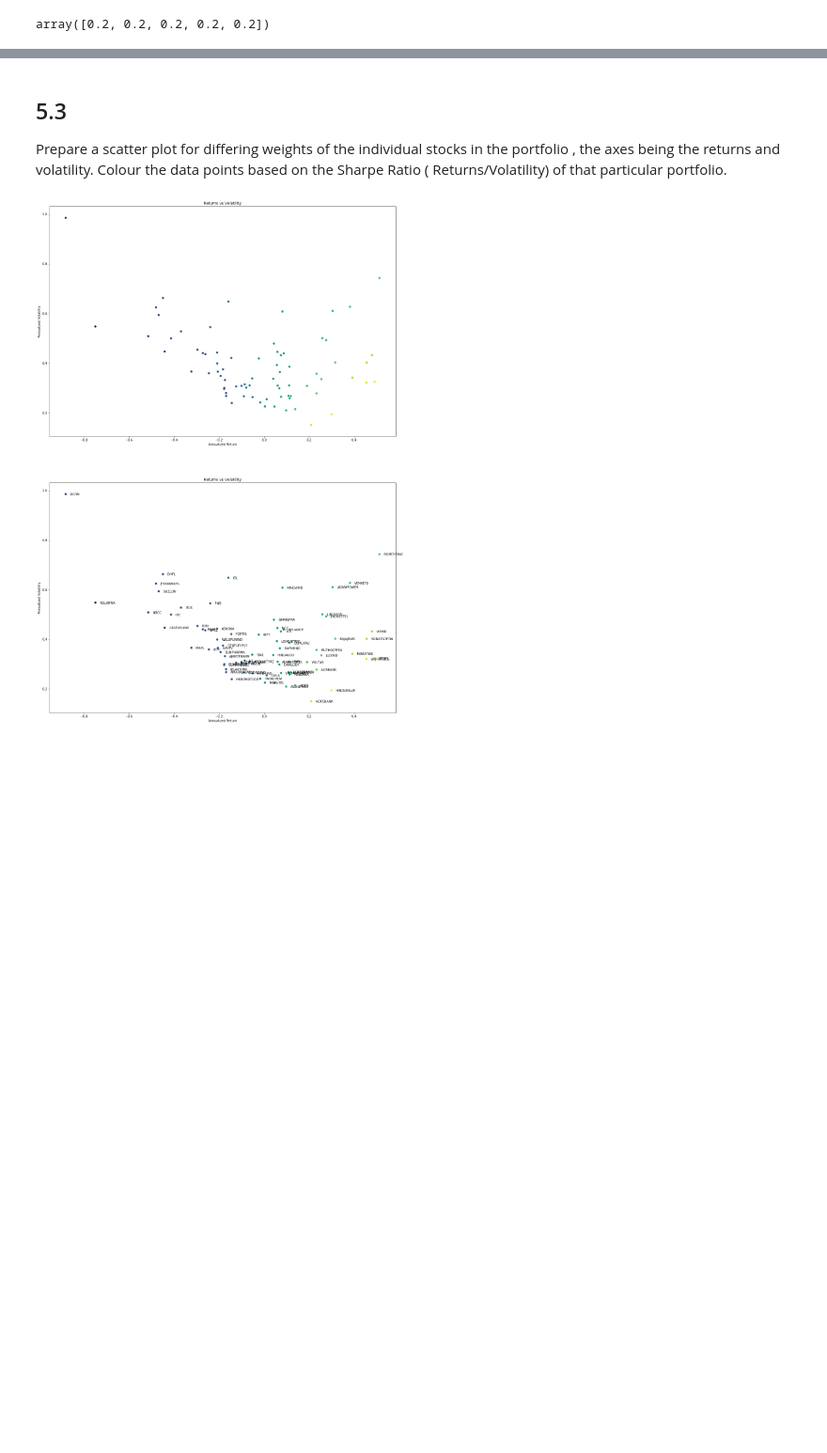
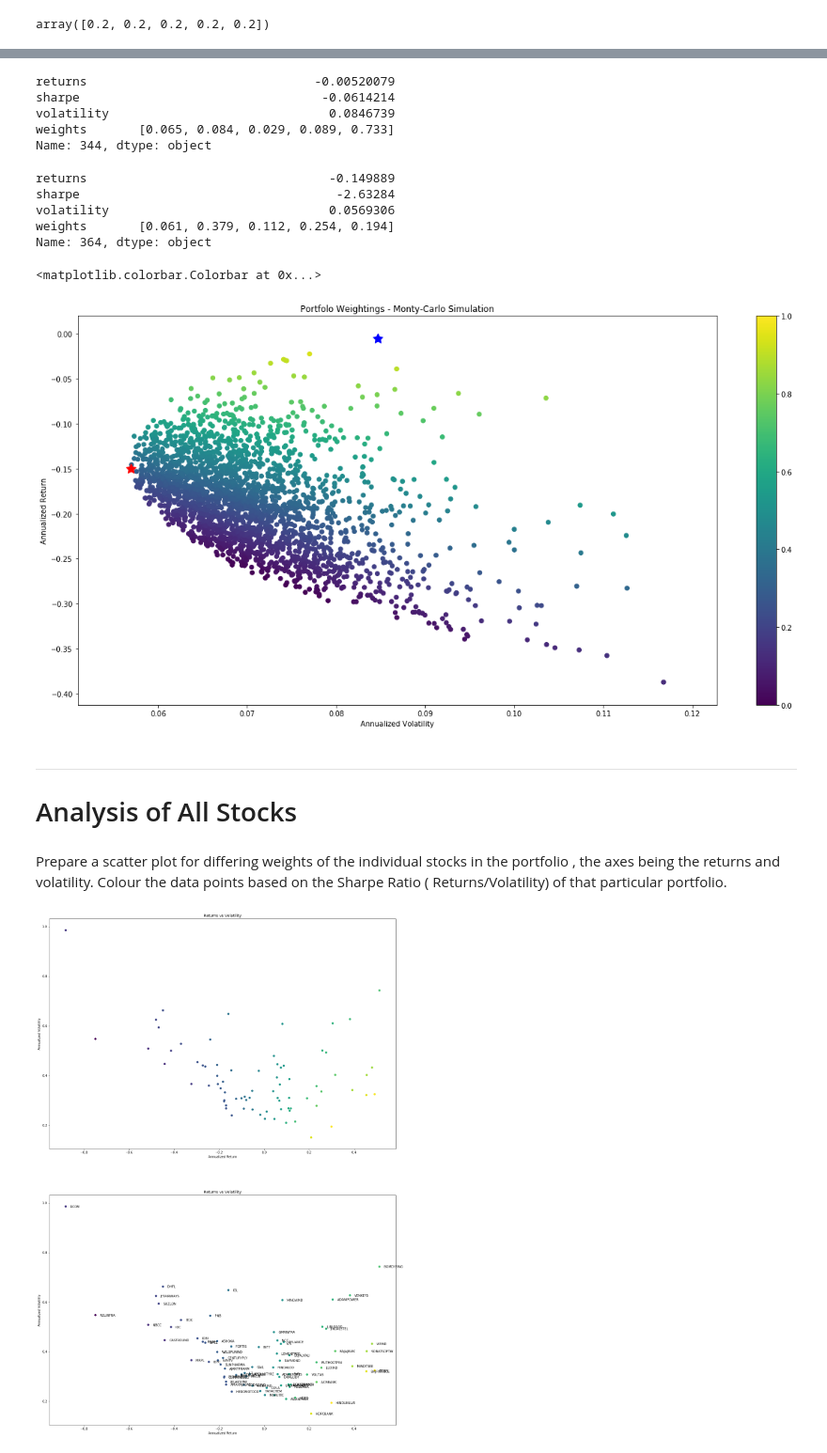
Before and after one commit to JamesMcGuigan/aspiration-ai-internship, a Jupyter notebook: python3/module_5/module_5.ipynb, the cells around one changed output, grey strips where cells are left out. Shown at 94% size. Cells and saved outputs as stored; diff of their text form; code cells hidden in the pictures; blank space fills up the shorter version.

Commit message:
module 4 | python | 5.4 | Monty-Carlo Simulation

```diff
--- a/python3/module_5/module_5.ipynb
+++ b/python3/module_5/module_5.ipynb
@@ -155,0 +157,9 @@ Portfolio Annualized Volatility:   0.05
+# %%
+def random_weights():
+    weights  = np.random.rand(portfolio.shape[1])
+    for i in range(0,3):
+        weights  = np.round( weights, 3 )
+        weights /= weights.sum()
+    return weights
+
+random_weights()
@@ -155,0 +168,16 @@ Portfolio Annualized Volatility:   0.05
+# %%
+scatter_data = DataFrame()
+for i in range(0, 2500):
+    weights    = random_weights()
+    returns    = portfolio_annual_returns(    portfolio, weights )
+    volatility = portfolio_annual_volatility( portfolio, weights )
+    sharpe     = returns / volatility
+    scatter_data = scatter_data.append([{
+        "weights":    weights,
+        "returns":    returns,
+        "volatility": volatility,
+        "sharpe":     sharpe
+    }])
+
+scatter_data.reset_index(inplace=True, drop=True)
+scatter_data.head()
@@ -156,5 +191,41 @@ Portfolio Annualized Volatility:   0.05
+# %%
+point_max_sharpe     = scatter_data.loc[ scatter_data['sharpe'].idxmax()     ]
+point_max_sharpe
+# %% [output]
+returns                               -0.00520079
+sharpe                                 -0.0614214
+volatility                              0.0846739
+weights       [0.065, 0.084, 0.029, 0.089, 0.733]
+Name: 344, dtype: object
+# %%
+point_min_volatility = scatter_data.loc[ scatter_data['volatility'].idxmin() ]
+point_min_volatility
+# %% [output]
+returns                                 -0.149889
+sharpe                                   -2.63284
+volatility                              0.0569306
+weights       [0.061, 0.379, 0.112, 0.254, 0.194]
+Name: 364, dtype: object
+# %%
+fig, ax = plt.subplots(figsize=(20, 10), nrows=1, ncols=1)
+plt.scatter(
+    scatter_data.volatility,
+    scatter_data.returns,
+    c = scatter_data.sharpe
+)
+plt.scatter( point_max_sharpe.volatility,     point_max_sharpe.returns,     marker=(5,1,0), c='b', s=200 )
+plt.scatter( point_min_volatility.volatility, point_min_volatility.returns, marker=(5,1,0), c='r', s=200 )
+plt.title('Portfolo Weightings - Monty-Carlo Simulation')
+plt.ylabel('Annualized Return')
+plt.xlabel('Annualized Volatility')
+plt.colorbar()
+# %% [output]
+<matplotlib.colorbar.Colorbar at 0x...>
+[figure, added]
+# %% [markdown]
+---
+# Analysis of All Stocks
 # %% [markdown]
-## 5.3
 Prepare a scatter plot for differing weights of the individual stocks in the portfolio , the axes being the returns and volatility. Colour the data points based on the Sharpe Ratio ( Returns/Volatility) of that particular portfolio.
 # %%
 summary_all['Sharpe'] = summary_all.meanAnnualReturn / summary_all.meanAnnualSTD
```
Also changed, not shown: parts of 15 cells of this notebook.
